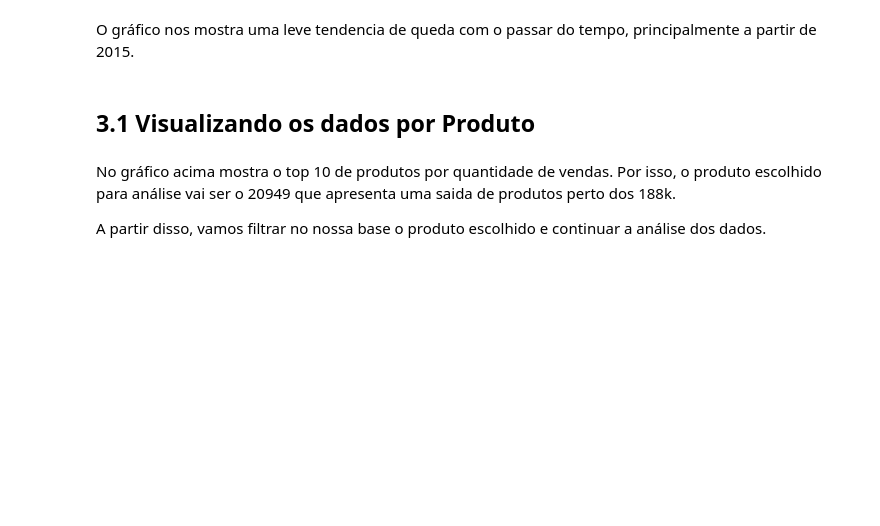
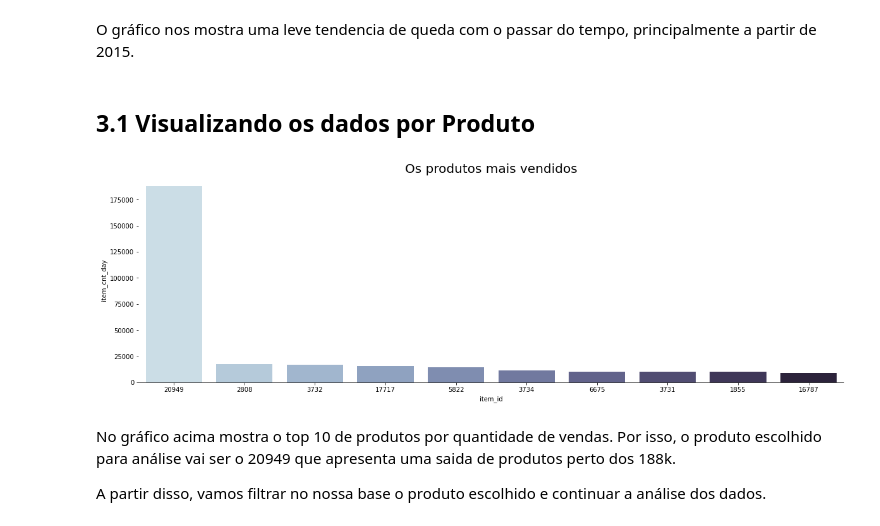
Before and after one commit to costadomar/sales_forecasting, a Jupyter notebook: analise_exploratoria.ipynb, the cells around one changed output. Saved outputs shown, nothing was run; the diff lists cells and outputs as text; code cells hidden in the pictures; blank space fills up the shorter version.

```diff
--- a/analise_exploratoria.ipynb
+++ b/analise_exploratoria.ipynb
@@ -193,6 +196,14 @@ fig.update_xaxes(zeroline = True, zerolinewidth =2, title = 'Item_id' )
 fig.update_yaxes(showticklabels = False, title= '' , showline = False, ticks = '')
 fig.update_layout(title={'text': 'Os produtos mais vendidos', 'y': 0.98, 'x': 0.5})
 fig.show()
+# %%
+plt.figure(figsize=(20,6))
+plt.title('Os produtos mais vendidos', fontsize = 20)
+sns.color_palette("ch:s=.25,rot=-.25", as_cmap=True)
+sns.barplot(x="item_id", y="item_cnt_day", data=item_top10, palette= "ch:s=.25,rot=-.25")
+sns.despine(left=True)
+# %% [output]
+[figure, added]
 # %% [markdown]
 No gráfico acima mostra o top 10 de produtos por quantidade de vendas. Por isso, o produto escolhido para análise vai ser o 20949 que apresenta uma saida de produtos perto dos 188k.
 
```
Also changed, not shown: parts of 19 cells of this notebook.
